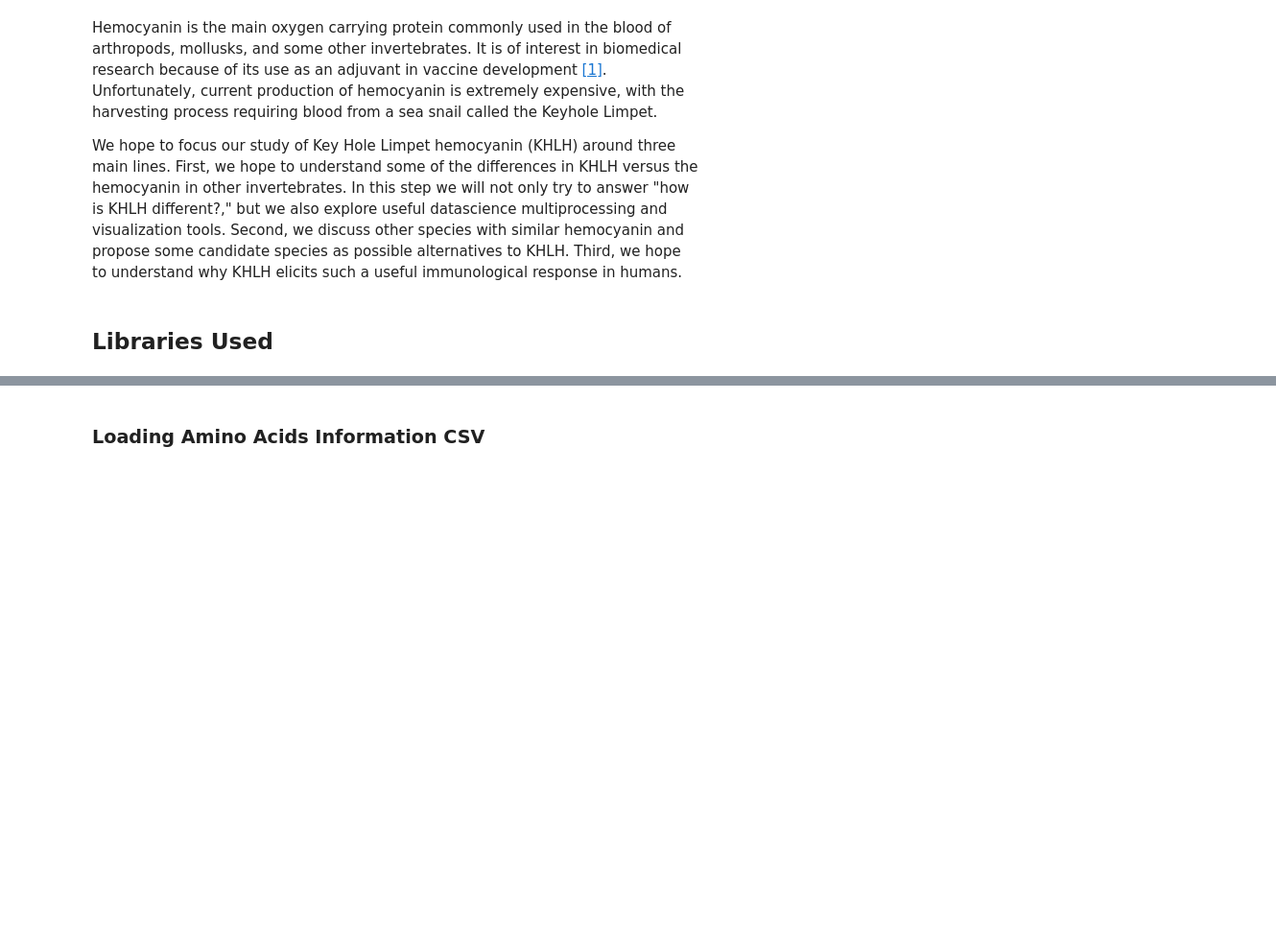
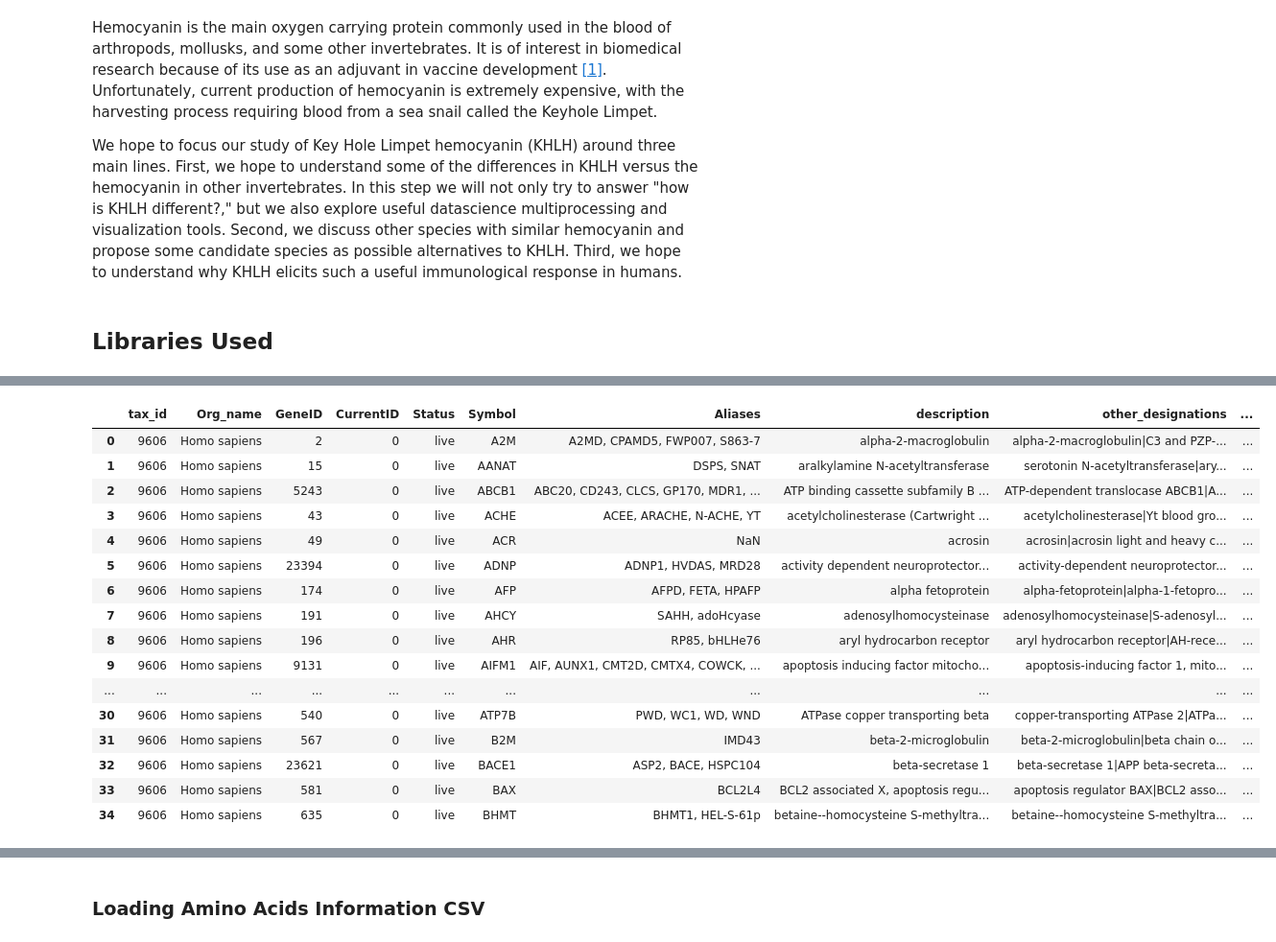
Before and after one commit to mcruggiero/BioVillage, a Jupyter notebook: final_project/Before_aldo.ipynb, the cells around one changed output, grey strips where cells are left out. Shown at 96% size. Saved outputs shown, nothing was run; the diff lists cells and outputs as text; code cells hidden in the pictures; blank space fills up the shorter version.

```diff
--- a/final_project/Before_aldo.ipynb
+++ b/final_project/Before_aldo.ipynb
@@ -57,0 +172,23 @@ Entrez.email = "hofferd78@gmail.com"
+# %%
+import pandas as pd
+
+df = pd.read_csv("NCBI_gene_result.csv")
+df.head(35)
+# %% [output]
+|  | tax_id | Org_name | GeneID | CurrentID | Status | Symbol | Aliases | description | other_designations | ... |
+| 0 | 9606 | Homo sapiens | 2 | 0 | live | A2M | A2MD, CPAMD5, FWP007, S863-7 | alpha-2-macroglobulin | alpha-2-macroglobulin|C3 and PZP-... | ... |
+| 1 | 9606 | Homo sapiens | 15 | 0 | live | AANAT | DSPS, SNAT | aralkylamine N-acetyltransferase | serotonin N-acetyltransferase|ary... | ... |
+| 2 | 9606 | Homo sapiens | 5243 | 0 | live | ABCB1 | ABC20, CD243, CLCS, GP170, MDR1, ... | ATP binding cassette subfamily B ... | ATP-dependent translocase ABCB1|A... | ... |
+| 3 | 9606 | Homo sapiens | 43 | 0 | live | ACHE | ACEE, ARACHE, N-ACHE, YT | acetylcholinesterase (Cartwright ... | acetylcholinesterase|Yt blood gro... | ... |
+| 4 | 9606 | Homo sapiens | 49 | 0 | live | ACR | NaN | acrosin | acrosin|acrosin light and heavy c... | ... |
+| 5 | 9606 | Homo sapiens | 23394 | 0 | live | ADNP | ADNP1, HVDAS, MRD28 | activity dependent neuroprotector... | activity-dependent neuroprotector... | ... |
+| 6 | 9606 | Homo sapiens | 174 | 0 | live | AFP | AFPD, FETA, HPAFP | alpha fetoprotein | alpha-fetoprotein|alpha-1-fetopro... | ... |
+| 7 | 9606 | Homo sapiens | 191 | 0 | live | AHCY | SAHH, adoHcyase | adenosylhomocysteinase | adenosylhomocysteinase|S-adenosyl... | ... |
+| 8 | 9606 | Homo sapiens | 196 | 0 | live | AHR | RP85, bHLHe76 | aryl hydrocarbon receptor | aryl hydrocarbon receptor|AH-rece... | ... |
+| 9 | 9606 | Homo sapiens | 9131 | 0 | live | AIFM1 | AIF, AUNX1, CMT2D, CMTX4, COWCK, ... | apoptosis inducing factor mitocho... | apoptosis-inducing factor 1, mito... | ... |
+| ... | ... | ... | ... | ... | ... | ... | ... | ... | ... | ... |
+| 30 | 9606 | Homo sapiens | 540 | 0 | live | ATP7B | PWD, WC1, WD, WND | ATPase copper transporting beta | copper-transporting ATPase 2|ATPa... | ... |
+| 31 | 9606 | Homo sapiens | 567 | 0 | live | B2M | IMD43 | beta-2-microglobulin | beta-2-microglobulin|beta chain o... | ... |
+| 32 | 9606 | Homo sapiens | 23621 | 0 | live | BACE1 | ASP2, BACE, HSPC104 | beta-secretase 1 | beta-secretase 1|APP beta-secreta... | ... |
+| 33 | 9606 | Homo sapiens | 581 | 0 | live | BAX | BCL2L4 | BCL2 associated X, apoptosis regu... | apoptosis regulator BAX|BCL2 asso... | ... |
+| 34 | 9606 | Homo sapiens | 635 | 0 | live | BHMT | BHMT1, HEL-S-61p | betaine--homocysteine S-methyltra... | betaine--homocysteine S-methyltra... | ... |
```
Also changed, not shown: parts of 20 cells of this notebook, 10 other files.
